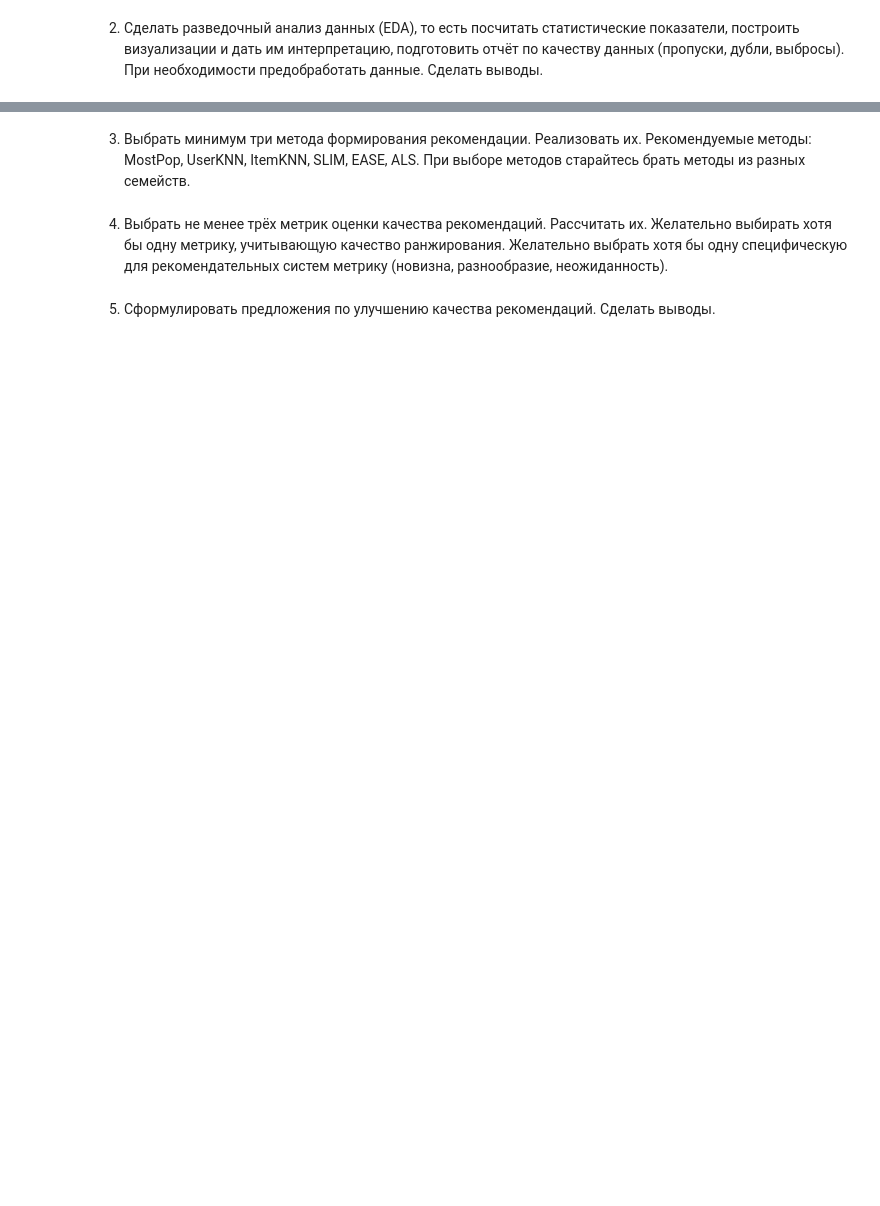
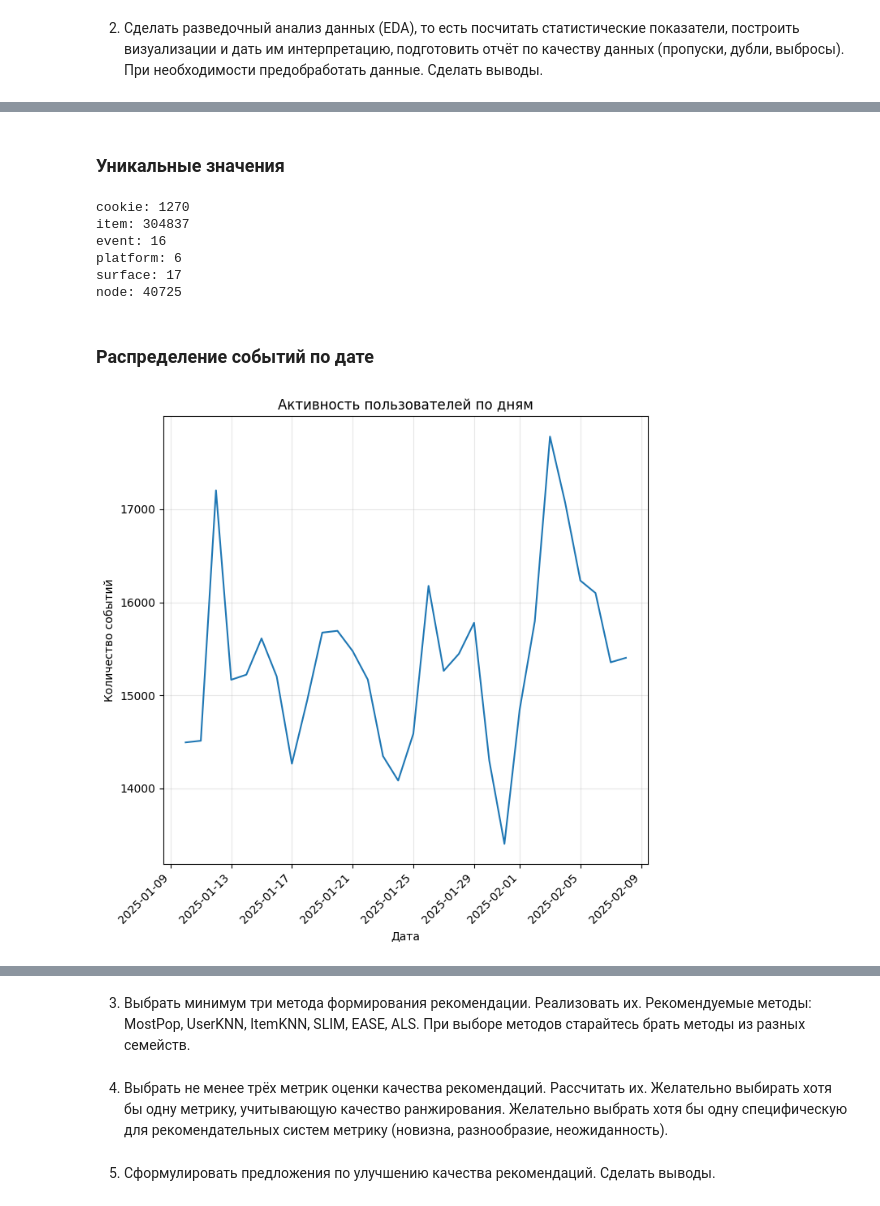
Before and after one commit to OneBeatTrue/data-analysis, a Jupyter notebook: lab-2.ipynb, the cells around one changed output, grey strips where cells are left out. Drawn from its saved outputs; the diff is of its cells as text; code cells hidden in the pictures; blank space fills up the shorter version.

```diff
--- a/lab-2.ipynb
+++ b/lab-2.ipynb
@@ -13,0 +39,5 @@
+# %%
+df = df_full
+users = df["cookie"].drop_duplicates().sample(frac=0.01, random_state=42)
+df = df[df["cookie"].isin(users)].reset_index(drop=True)
+df.shape
@@ -13,0 +48,7 @@
+# %%
+from datetime import timedelta
+EVAL_DAYS_TRESHOLD = 14
+treshold = df['event_date'].max() - timedelta(days=EVAL_DAYS_TRESHOLD)
+df_train = df[df['event_date'] <= treshold]
+df_test = df[df['event_date'] > treshold][['cookie', 'node', 'event']]
+df_train.shape
@@ -15,0 +70,10 @@
+# %%
+import numpy as np
+import matplotlib.pyplot as plt
+import seaborn as sns
+
+df = df_train
+
+print("Размер данных:", df.shape)
+print("\nИнформация о типах:")
+print(df.info())
@@ -15,0 +114,6 @@
+# %%
+df = df.drop_duplicates()
+df["event_date"] = pd.to_datetime(df["event_date"], errors="coerce")
+for col in df.columns:
+    if col != "event_date":
+        df[col] = df[col].astype("category")
@@ -15,0 +139,30 @@
+# %% [markdown]
+### Уникальные значения
+# %%
+cat_cols = [c for c in df.columns if c != "event_date"]
+
+for col in cat_cols:
+    print(f"{col}: {df[col].nunique()}")
+# %% [output]
+cookie: 1270
+item: 304837
+event: 16
+platform: 6
+surface: 17
+node: 40725
+# %% [markdown]
+### Распределение событий по дате
+# %%
+daily = df.set_index("event_date").resample("D").size()
+
+plt.figure(figsize=(7, 7))
+plt.plot(daily.index, daily.values, linewidth=1.5)
+plt.title("Активность пользователей по дням")
+plt.xlabel("Дата")
+plt.ylabel("Количество событий")
+plt.xticks(rotation=45, ha='right')
+plt.grid(alpha=0.3)
+plt.tight_layout()
+plt.show()
+# %% [output]
+[figure, added]
```
Also changed, not shown: parts of 33 cells of this notebook, 1 other file.
